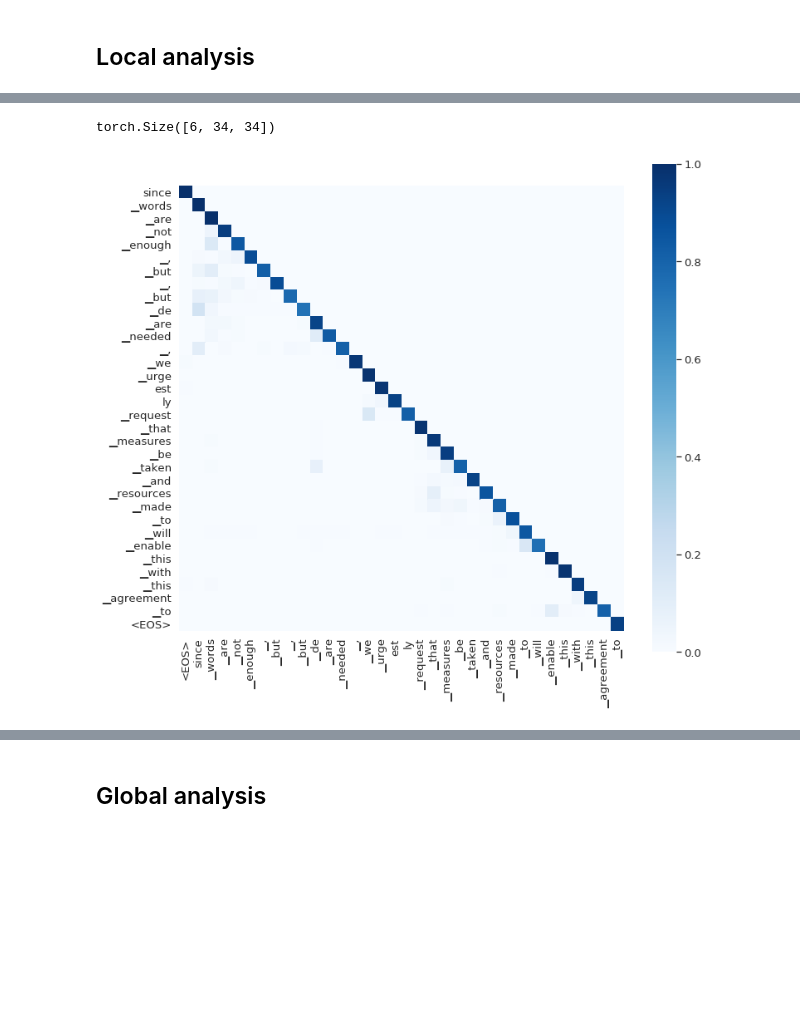
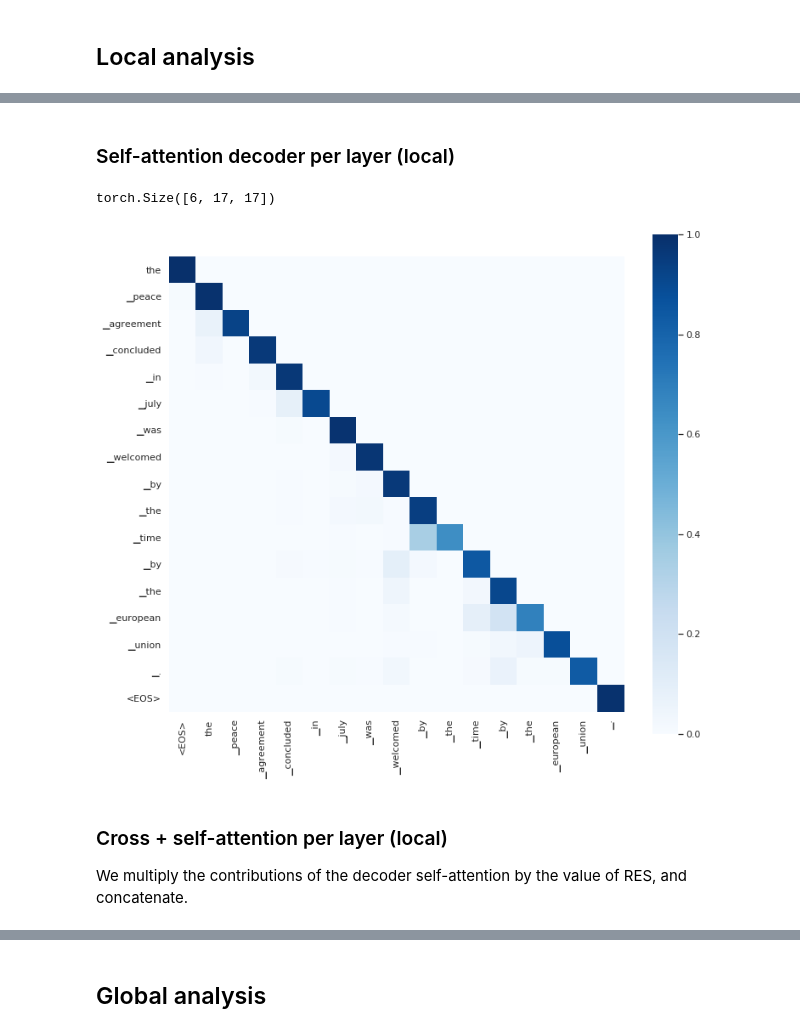
Before and after one commit to mt-upc/transformer-contributions-nmt, a Jupyter notebook: nmt_interpretability.ipynb, the cells around one changed output, grey strips where cells are left out. Cells and saved outputs as stored; diff of their text form; code cells hidden in the pictures; blank space fills up the shorter version.

```diff
--- a/nmt_interpretability.ipynb
+++ b/nmt_interpretability.ipynb
@@ -86,5 +79,5 @@ Target sentence:         however , to sum up , what we are going to do here in t
 # %%
-i = 7 # 0, 1 28, 45, 148 (pred_tok vs tgt_tok), 178, 16 (Hallucination)
+i = 45 # 0, 1 28, 45, 148 (pred_tok vs tgt_tok), 178, 16 (Hallucination)
 
 src_sent, src_tok, src_tensor, tgt_sent, tgt_tok, tgt_tensor = hub.get_sample('test', i)
 print(f"\nSource sentence: \t {src_sent}")
@@ -162,14 +136,20 @@ Name: ▁are, dtype: float32
+# %% [markdown]
+### Self-attention decoder per layer (local)
 # %%
-# Self-attention decoder (local)
+layer = 4
 self_attn_dec_contributions = torch.squeeze(hub.get_contributions(src_tensor, tgt_tensor, 'l1', norm_mode='min_sum')['decoder.self_attn'])#encoder.self_attn
 print(self_attn_dec_contributions.size())
-layer = 5
+
 self_attn_dec_contributions = self_attn_dec_contributions.detach().cpu().numpy()
 df = pd.DataFrame(self_attn_dec_contributions[layer],columns= ['<EOS>'] + pred_tok, index=pred_tok + ['<EOS>'])
-sns.set(font_scale=1.2)
+sns.set(font_scale=1)
 sns.heatmap(df,cmap="Blues",square=True)#Reds,,center=0
 plt.gcf().subplots_adjust(bottom=0.2)
 # %% [output]
-torch.Size([6, 34, 34])
+torch.Size([6, 17, 17])
-[figure, old version]
+[figure, new version]
+# %% [markdown]
+### Cross + self-attention per layer (local)
+
+We multiply the contributions of the decoder self-attention by the value of RES, and concatenate.
 # %%
```
Also changed, not shown: parts of 21 cells of this notebook, 2 other files.
